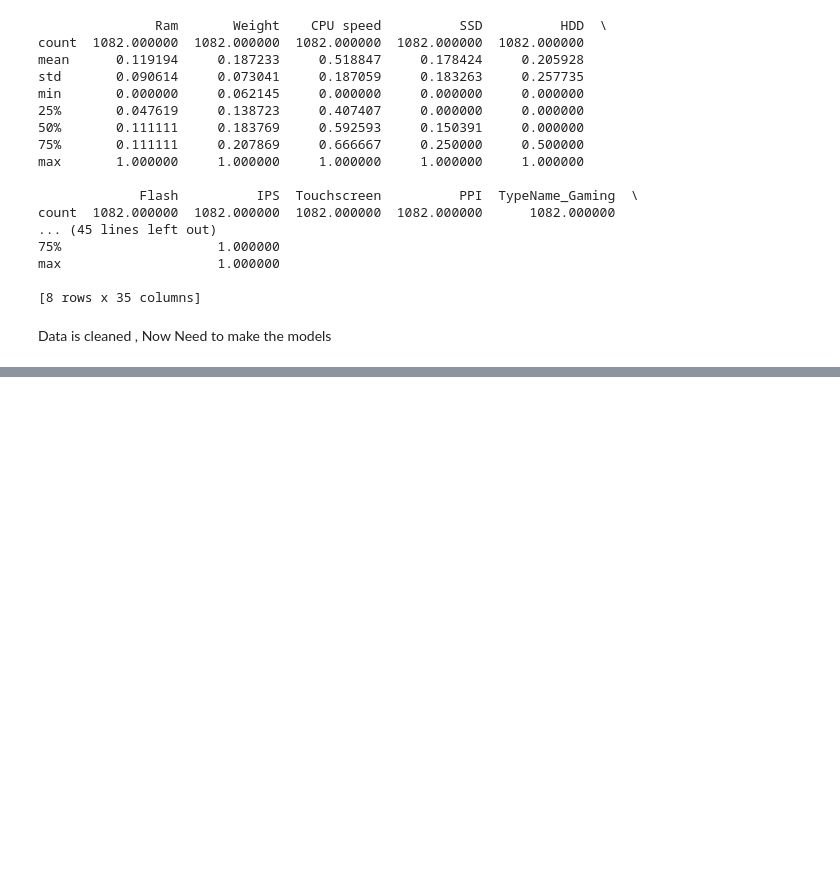
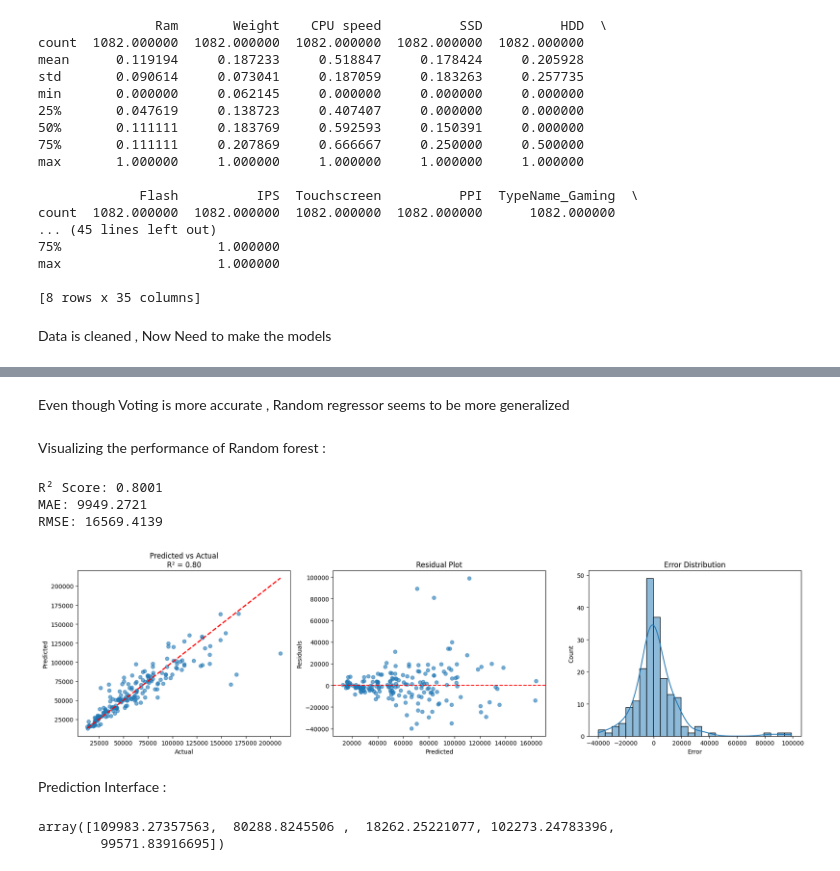
Before and after one commit to Lucius-40/ML-projects, a Jupyter notebook: Laptop Price Prediction/clean_and_predict.ipynb, the cells around one changed output, grey strips where cells are left out. Cells and saved outputs as stored; diff of their text form; code cells hidden in the pictures; blank space fills up the shorter version.

```diff
--- a/Laptop Price Prediction/clean_and_predict.ipynb
+++ b/Laptop Price Prediction/clean_and_predict.ipynb
@@ -339,13 +346,16 @@ class Full_pipeline:
 Now we split and preprocess the data !!
 # %%
 X = df.drop(columns=['Price'])
-Y = df['Price']
+Y_copy = df['Price'].copy()
+Y_copy = pd.DataFrame(Y_copy)
+Y= df['Price']
 Y = pd.DataFrame(Y)
 # %%
 # Show sample Memory values before feature extraction
 full_pipeline1 = Full_pipeline()
 X , Y = full_pipeline1.fit_transform(X, Y)
 X_train_pre, X_test_pre, y_train_pre, y_test_pre = train_test_split(X, Y, test_size=0.15, random_state=42)
+X_train_pre2, X_test_pre2, y_train_pre2, y_test_pre2 = train_test_split(X, Y_copy, test_size=0.15, random_state=42)
 # Show SSD, HDD, Flash after feature extraction
 print(X_train_pre[['SSD', 'HDD', 'Flash']].head(10))
 # %% [output]
@@ -467,0 +592,27 @@ results
+# %%
+random_forest = RandomForestRegressor(random_state=42)
+
+param_dist = {
+    'n_estimators': np.arange(100, 1001, 100),
+    'max_depth': [None] + list(np.arange(5, 51, 5)),
+    'min_samples_split': np.arange(2, 21),
+    'min_samples_leaf': np.arange(1, 21),
+    'max_features': ['auto', 'sqrt', 'log2', 0.5, 0.8],
+    'bootstrap': [True, False] ## wether to sample with replacement
+}
+
+fr_random = RandomizedSearchCV(
+    estimator=random_forest,
+    param_distributions=param_dist,
+    n_iter=50,
+    scoring='neg_mean_absolute_error',  # or 'r2', 'neg_mean_squared_error'
+    cv=5,
+    verbose=2,
+    random_state=42,
+    n_jobs=-1
+)
+fr_random.fit(X_train_pre2, y_train_pre2)
+print("Best parameters found:", fr_random.best_params_)
+print("Best CV score:", -fr_random.best_score_)  # negate if using neg_* scoring
+
+random_forest = fr_random.best_estimator_
@@ -467,0 +726,4 @@ results
+# %% [markdown]
+Even though Voting is more accurate ,  Random regressor seems to be more generalized
+# %% [markdown]
+Visualizing the performance of Random forest :
@@ -467,0 +793,9 @@ results
+# %%
+plot_regression_performance(random_forest, X_test_pre2, y_test_pre2)
+# %% [output]
+R² Score: 0.8001
+MAE: 9949.2721
+RMSE: 16569.4139
+[figure, added]
+# %% [markdown]
+Prediction Interface :
@@ -467,0 +805,5 @@ results
+# %%
+preds
+# %% [output]
+array([109983.27357563,  80288.8245506 ,  18262.25221077, 102273.24783396,
+        99571.83916695])
```
Also changed, not shown: parts of 30 cells of this notebook, 4 other files.
